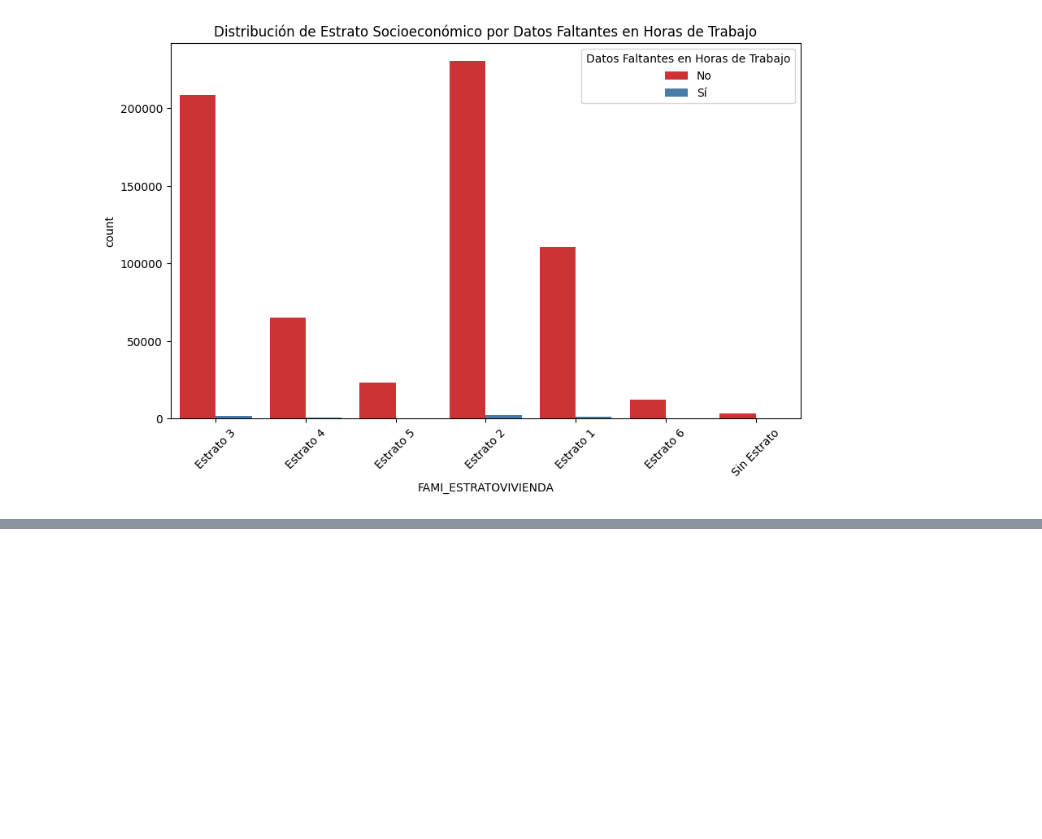
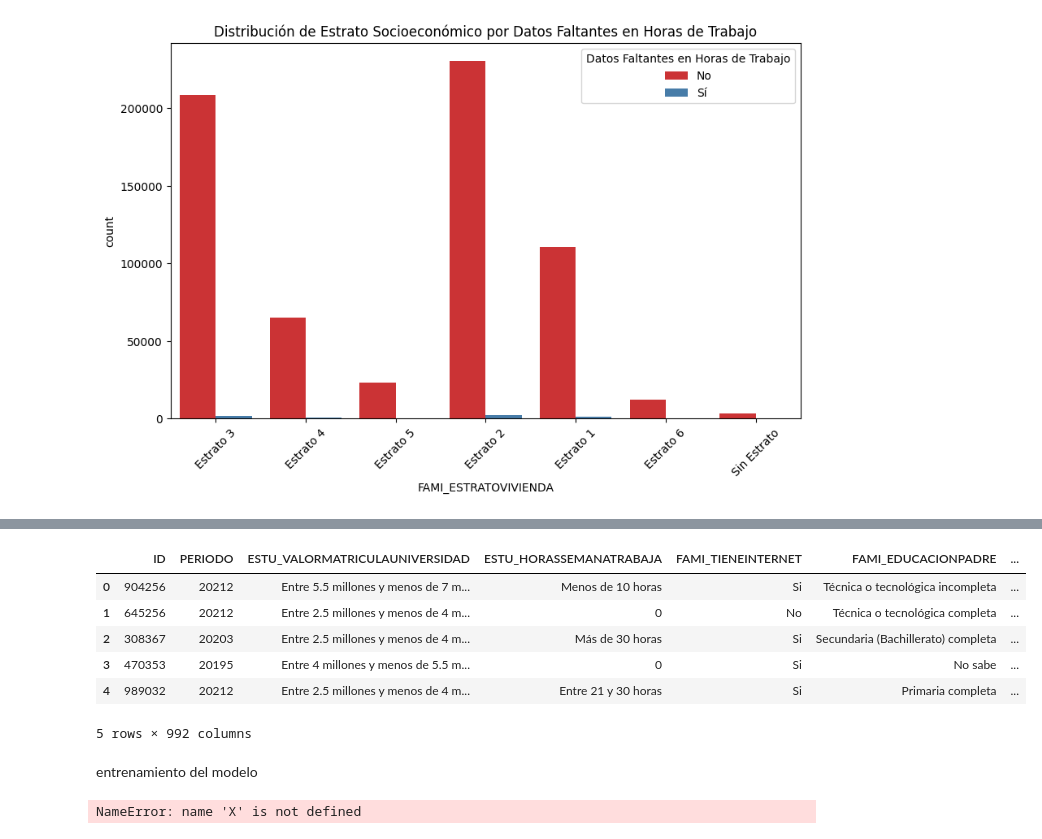
Before and after one commit to danielramo27s/UDEA-ai4eng-20242, a Jupyter notebook: 02 - preprocesado.ipynb, the cells around one changed output, grey strips where cells are left out. Saved outputs shown, nothing was run; the diff lists cells and outputs as text; code cells hidden in the pictures; blank space fills up the shorter version.

```diff
--- a/02 - preprocesado.ipynb
+++ b/02 - preprocesado.ipynb
@@ -138,0 +141,21 @@ plt.show()
+# %%
+# Imputar valores faltantes en 'ESTU_VALORMATRICULAUNIVERSIDAD' con la moda
+df['ESTU_VALORMATRICULAUNIVERSIDAD'].fillna(df['ESTU_VALORMATRICULAUNIVERSIDAD'].mode()[0], inplace=True)
+
+# Imputar valores faltantes en 'ESTU_HORASSEMANATRABAJA' con la moda
+df['ESTU_HORASSEMANATRABAJA'].fillna(df['ESTU_HORASSEMANATRABAJA'].mode()[0], inplace=True)
+
+# Imputar valores faltantes en 'FAMI_ESTRATOVIVIENDA' con la moda
+df['FAMI_ESTRATOVIVIENDA'].fillna(df['FAMI_ESTRATOVIVIENDA'].mode()[0], inplace=True)
+
+# Imputar valores faltantes en 'FAMI_TIENEINTERNET' con la moda
+df['FAMI_TIENEINTERNET'].fillna(df['FAMI_TIENEINTERNET'].mode()[0], inplace=True)
+
+# Imputar valores faltantes en 'FAMI_EDUCACIONPADRE' con la moda
+df['FAMI_EDUCACIONPADRE'].fillna(df['FAMI_EDUCACIONPADRE'].mode()[0], inplace=True)
+
+# Imputar valores faltantes en 'FAMI_EDUCACIONMADRE' con la moda
+df['FAMI_EDUCACIONMADRE'].fillna(df['FAMI_EDUCACIONMADRE'].mode()[0], inplace=True)
+
+# Imputar valores faltantes en 'ESTU_PAGOMATRICULAPROPIO' con la moda
+df['ESTU_PAGOMATRICULAPROPIO'].fillna(df['ESTU_PAGOMATRICULAPROPIO'].mode()[0], inplace=True)
@@ -138,0 +164,3 @@ plt.show()
+# %%
+# Codificación one-hot para variables categóricas
+df = pd.get_dummies(df, columns=['ESTU_PRGM_ACADEMICO', 'ESTU_PRGM_DEPARTAMENTO', 'FAMI_ESTRATOVIVIENDA'], drop_first=True)
@@ -138,0 +169,4 @@ plt.show()
+# %%
+# Codificación ordinal para 'RENDIMIENTO_GLOBAL'
+rendimiento_mapping = {'bajo': 0, 'medio-bajo': 1, 'medio-alto': 2, 'alto': 3}
+df['RENDIMIENTO_GLOBAL'] = df['RENDIMIENTO_GLOBAL'].map(rendimiento_mapping)
@@ -138,0 +207,35 @@ plt.show()
+# %%
+# Muestra las primeras filas del DataFrame
+from IPython.display import display
+
+display(df.head())
+# %% [output]
+|  | ID | PERIODO | ESTU_VALORMATRICULAUNIVERSIDAD | ESTU_HORASSEMANATRABAJA | FAMI_TIENEINTERNET | FAMI_EDUCACIONPADRE | ... |
+| 0 | 904256 | 20212 | Entre 5.5 millones y menos de 7 m... | Menos de 10 horas | Si | Técnica o tecnológica incompleta | ... |
+| 1 | 645256 | 20212 | Entre 2.5 millones y menos de 4 m... | 0 | No | Técnica o tecnológica completa | ... |
+| 2 | 308367 | 20203 | Entre 2.5 millones y menos de 4 m... | Más de 30 horas | Si | Secundaria (Bachillerato) completa | ... |
+| 3 | 470353 | 20195 | Entre 4 millones y menos de 5.5 m... | 0 | Si | No sabe | ... |
+| 4 | 989032 | 20212 | Entre 2.5 millones y menos de 4 m... | Entre 21 y 30 horas | Si | Primaria completa | ... |
+5 rows × 992 columns
+# %% [markdown]
+entrenamiento del modelo
+# %%
+from sklearn.model_selection import train_test_split
+from sklearn.ensemble import RandomForestClassifier
+from sklearn.metrics import accuracy_score, classification_report
+
+# Suponiendo que 'X' son tus características e 'y' es la columna 'RENDIMIENTO_GLOBAL'
+X_train, X_test, y_train, y_test = train_test_split(X, y, test_size=0.2, random_state=42)
+
+# Crear el modelo de bosque aleatorio
+model = RandomForestClassifier(n_estimators=100, random_state=42)
+model.fit(X_train, y_train)
+
+# Predicciones
+y_pred = model.predict(X_test)
+
+# Evaluación del modelo
+print("Accuracy:", accuracy_score(y_test, y_pred))
+print(classification_report(y_test, y_pred))
+# %% [output]
+NameError: name 'X' is not defined
```
Also changed, not shown: parts of 8 cells of this notebook.
